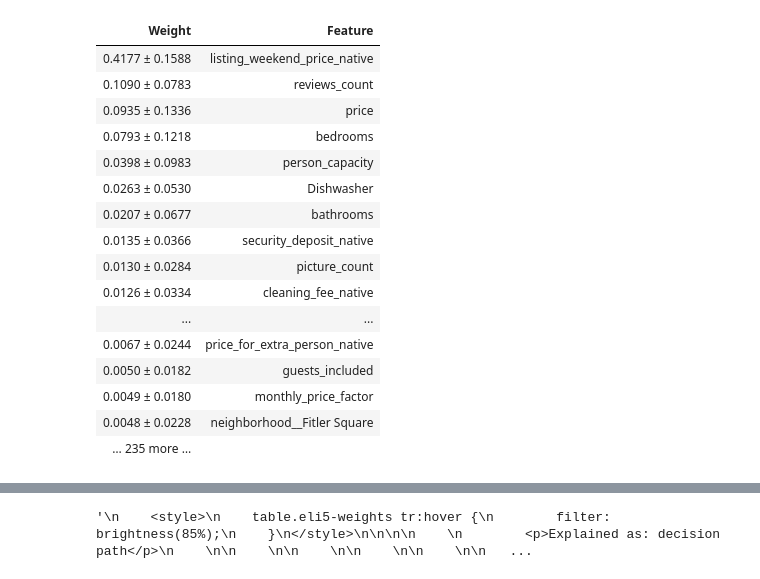
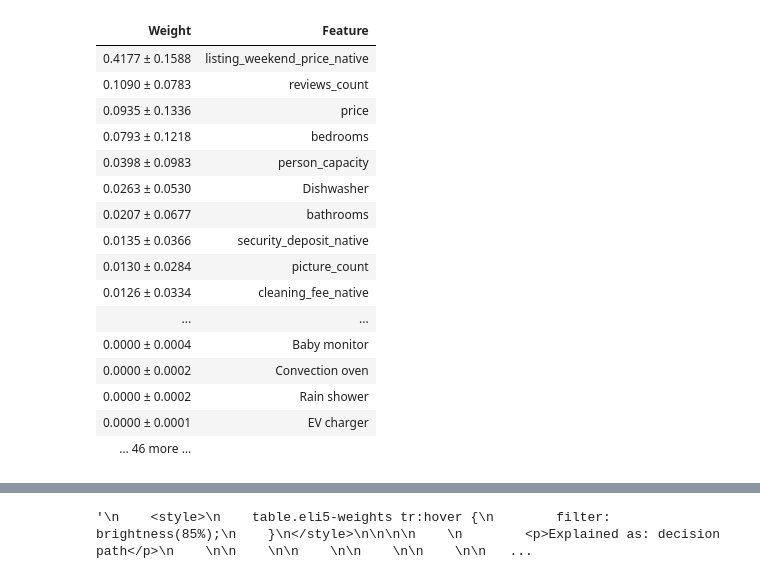
Before and after one commit to npschweizer/Amenity_Valuation, a Jupyter notebook: sample_plots.ipynb, the cells around one changed output, grey strips where cells are left out. Drawn from its saved outputs; the diff is of its cells as text; code cells hidden in the pictures.

```diff
--- a/sample_plots.ipynb
+++ b/sample_plots.ipynb
@@ -22,37 +14,37 @@ Trying to unpickle estimator ElasticNet from version 0.23.2 when using version 0
 # %%
 from eli5 import explain_prediction
 from eli5 import explain_weights
 from sklearn.utils.validation import check_array
 from eli5 import transform_feature_names
 from sklearn.impute import KNNImputer
 # @transform_feature_names.register(KNNImputer())
 # def KNN_names(transformer, in_names=None):
 #     if in_names is None:
 #         from eli5.sklearn.utils import get_feature_names
 #         # generate default feature names
 #         in_names = get_feature_names(transformer, num_features=transformer.n_features_)
 #     # return a list of strings derived from in_names
 #     return in_names
 feature_names=df.drop(["rental_income", "occupancy"], axis=1).columns.tolist()
-explain_weights(stack.named_steps['R'], top=20, feature_names=feature_names)
+explain_weights(stack.named_steps['R'], top=209, feature_names=feature_names)
 # %% [output]
 | Weight | Feature |
 | 0.4177 ± 0.1588 | listing_weekend_price_native |
 | 0.1090 ± 0.0783 | reviews_count |
 | 0.0935 ± 0.1336 | price |
 | 0.0793 ± 0.1218 | bedrooms |
 | 0.0398 ± 0.0983 | person_capacity |
 | 0.0263 ± 0.0530 | Dishwasher |
 | 0.0207 ± 0.0677 | bathrooms |
 | 0.0135 ± 0.0366 | security_deposit_native |
 | 0.0130 ± 0.0284 | picture_count |
 | 0.0126 ± 0.0334 | cleaning_fee_native |
 | ... | ... |
-| 0.0067 ± 0.0244 | price_for_extra_person_native |
-| 0.0050 ± 0.0182 | guests_included |
-| 0.0049 ± 0.0180 | monthly_price_factor |
-| 0.0048 ± 0.0228 | neighborhood__Fitler Square |
-| … 235 more … |  |
+| 0.0000 ± 0.0004 | Baby monitor |
+| 0.0000 ± 0.0002 | Convection oven |
+| 0.0000 ± 0.0002 | Rain shower |
+| 0.0000 ± 0.0001 | EV charger |
+| … 46 more … |  |
 # %%
 pred = pd.DataFrame(np.zeros((1,len(df.columns.drop(["rental_income","occupancy"])))),columns=df.drop(["rental_income","occupancy"],axis=1).columns)
 pred.iloc[0]=stack.named_steps['imputer'].transform(pred)
```
Also changed, not shown: parts of 14 cells of this notebook, 3 other files.
